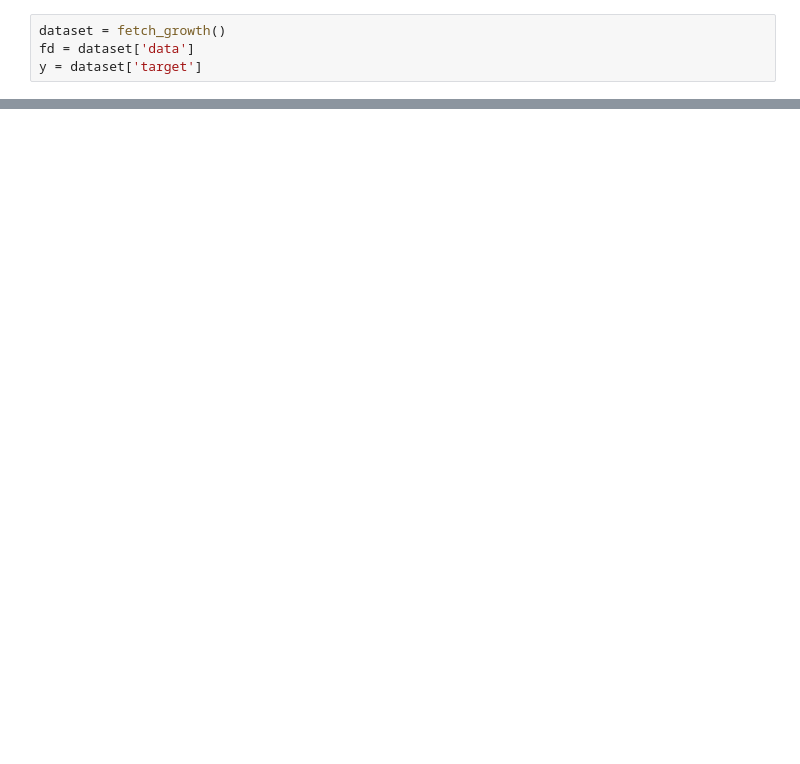
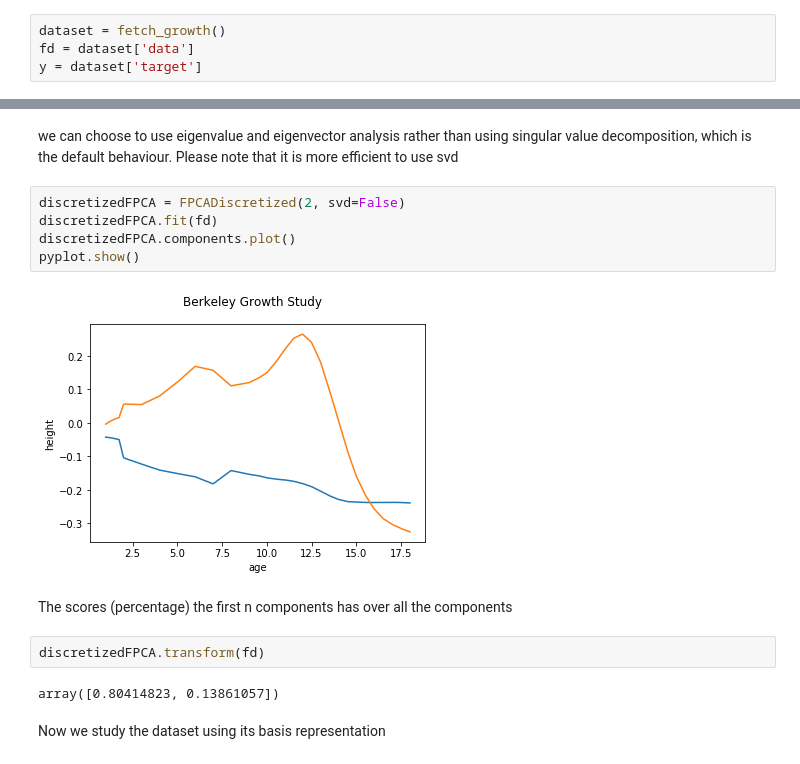
Before and after one commit to GAA-UAM/scikit-fda, a Jupyter notebook: skfda/exploratory/fpca/test.ipynb, the cells around one changed output, grey strips where cells are left out. Saved outputs shown, nothing was run; the diff lists cells and outputs as text; blank space fills up the shorter version.

```diff
--- a/skfda/exploratory/fpca/test.ipynb
+++ b/skfda/exploratory/fpca/test.ipynb
@@ -121,0 +28,17 @@ meanfd.plot()
+# %% [markdown]
+we can choose to use eigenvalue and eigenvector analysis rather than using singular value decomposition, which is the default behaviour. Please note that it is more efficient to use svd
+# %%
+discretizedFPCA = FPCADiscretized(2, svd=False)
+discretizedFPCA.fit(fd)
+discretizedFPCA.components.plot()
+pyplot.show()
+# %% [output]
+[figure, added]
+# %% [markdown]
+The scores (percentage) the first n components has over all the components
+# %%
+discretizedFPCA.transform(fd)
+# %% [output]
+array([0.80414823, 0.13861057])
+# %% [markdown]
+Now we study the dataset using its basis representation
```
Also changed, not shown: parts of 33 cells of this notebook, 1 other file.
